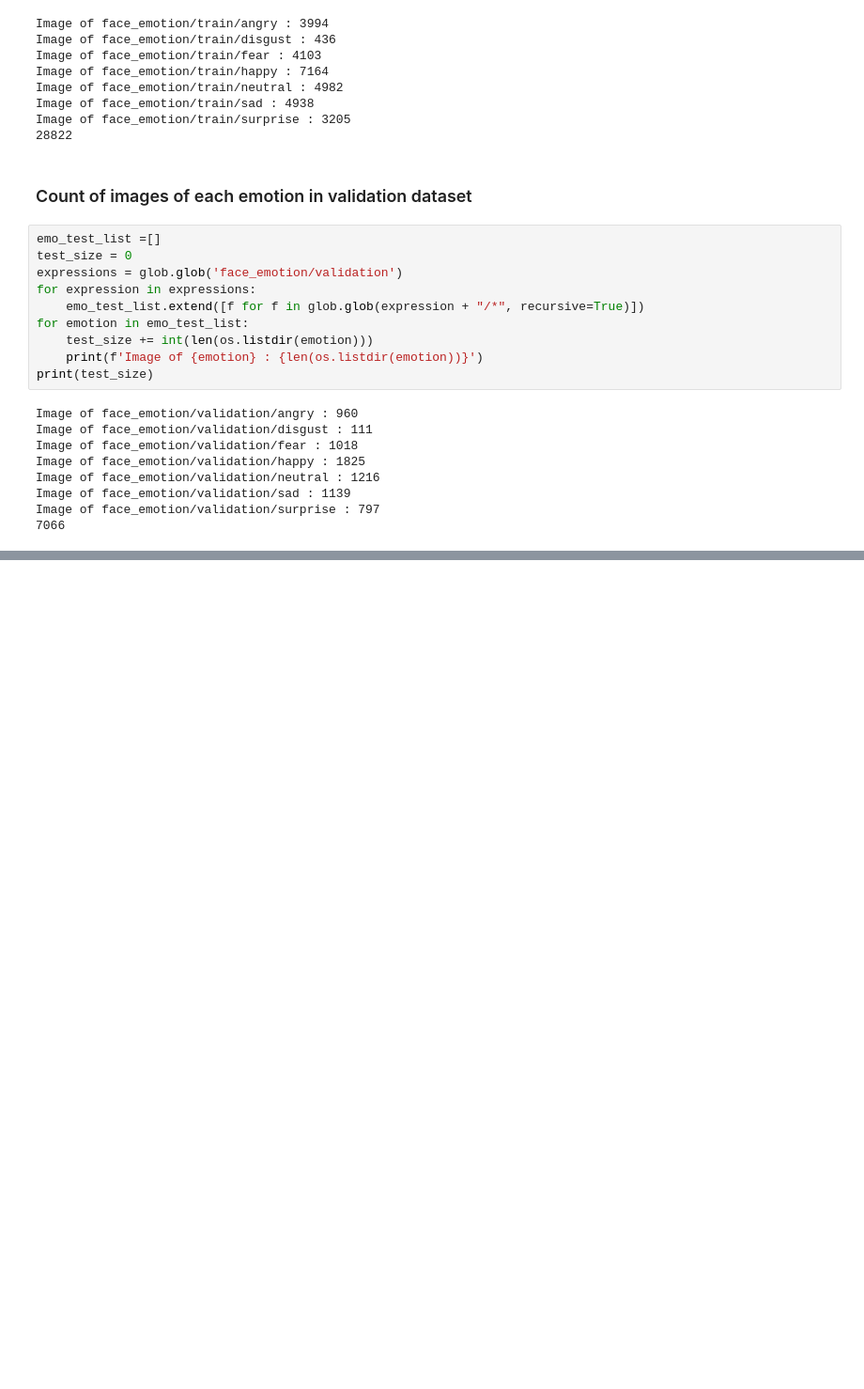
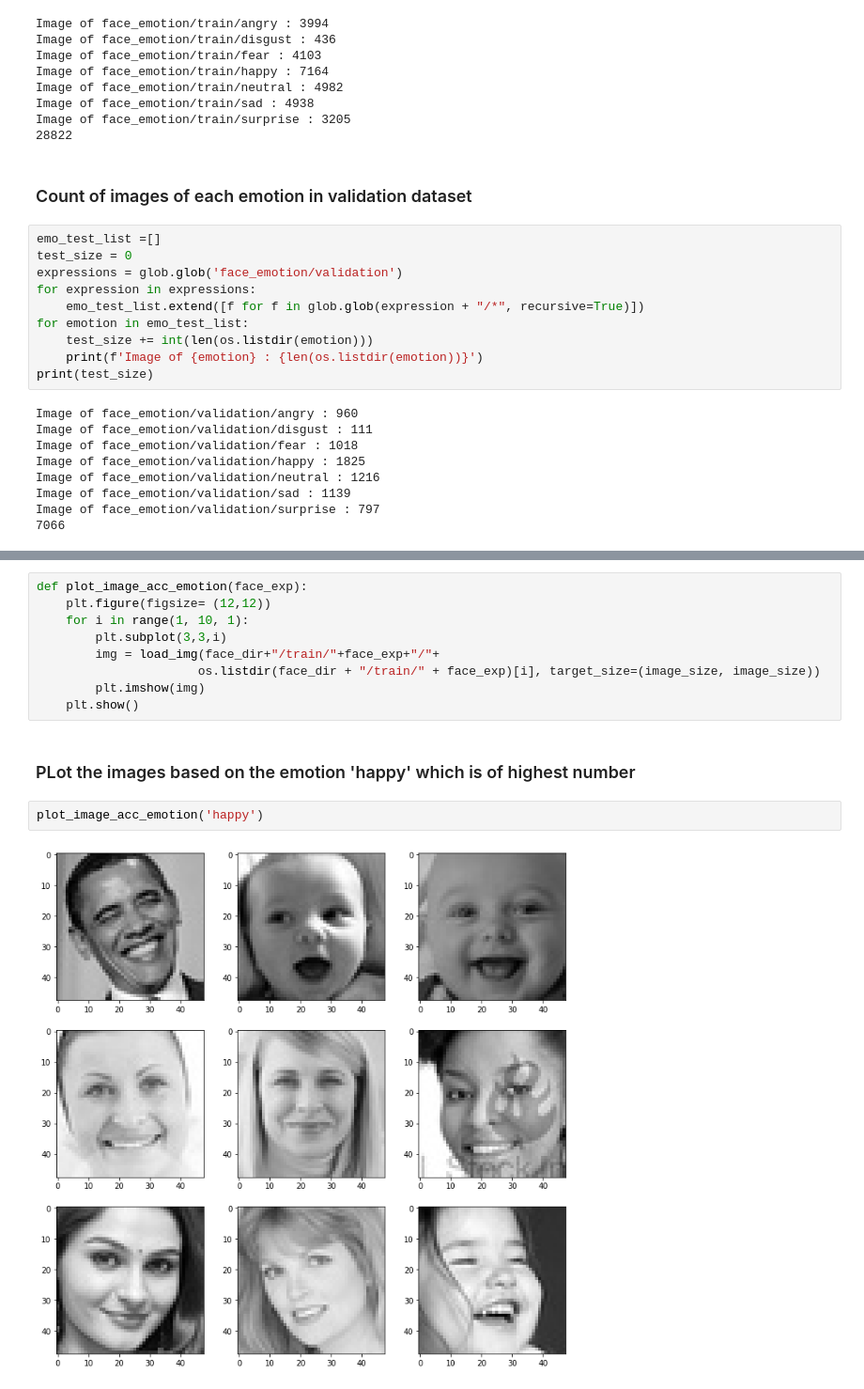
Before and after one commit to swathi1316/Face_Emotion_Detection-CNN-, a Jupyter notebook: face_emotion_detection.ipynb, the cells around one changed output, grey strips where cells are left out. Shown: that part at 94% size. Saved outputs shown, nothing was run; the diff lists cells and outputs as text; blank space fills up the shorter version.

```diff
--- a/face_emotion_detection.ipynb
+++ b/face_emotion_detection.ipynb
@@ -107,0 +140,15 @@ Image of face_emotion/validation/surprise : 797
+# %%
+def plot_image_acc_emotion(face_exp):
+    plt.figure(figsize= (12,12))
+    for i in range(1, 10, 1):
+        plt.subplot(3,3,i)
+        img = load_img(face_dir+"/train/"+face_exp+"/"+
+                      os.listdir(face_dir + "/train/" + face_exp)[i], target_size=(image_size, image_size))
+        plt.imshow(img)
+    plt.show()
+# %% [markdown]
+### PLot the images based on the emotion 'happy' which is of highest number
+# %%
+plot_image_acc_emotion('happy')
+# %% [output]
+[figure, added]
```
Also changed, not shown: parts of 13 cells of this notebook.
